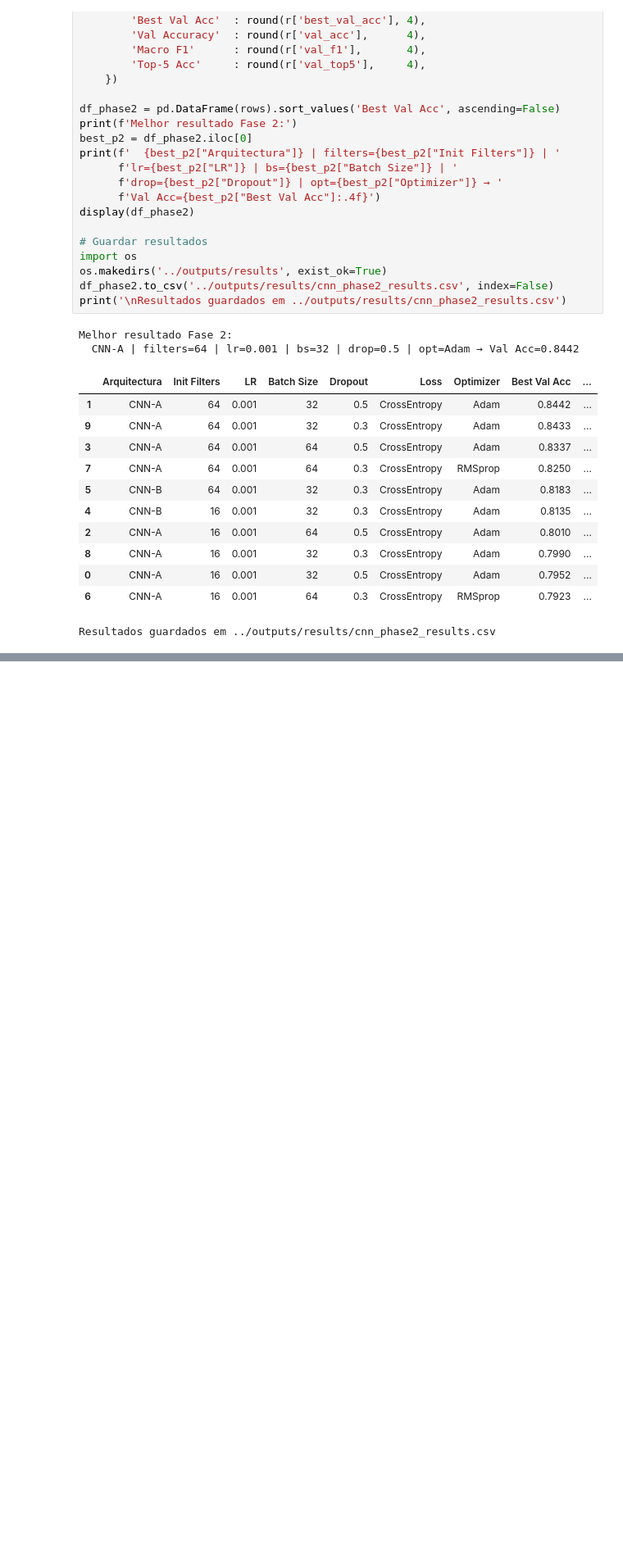
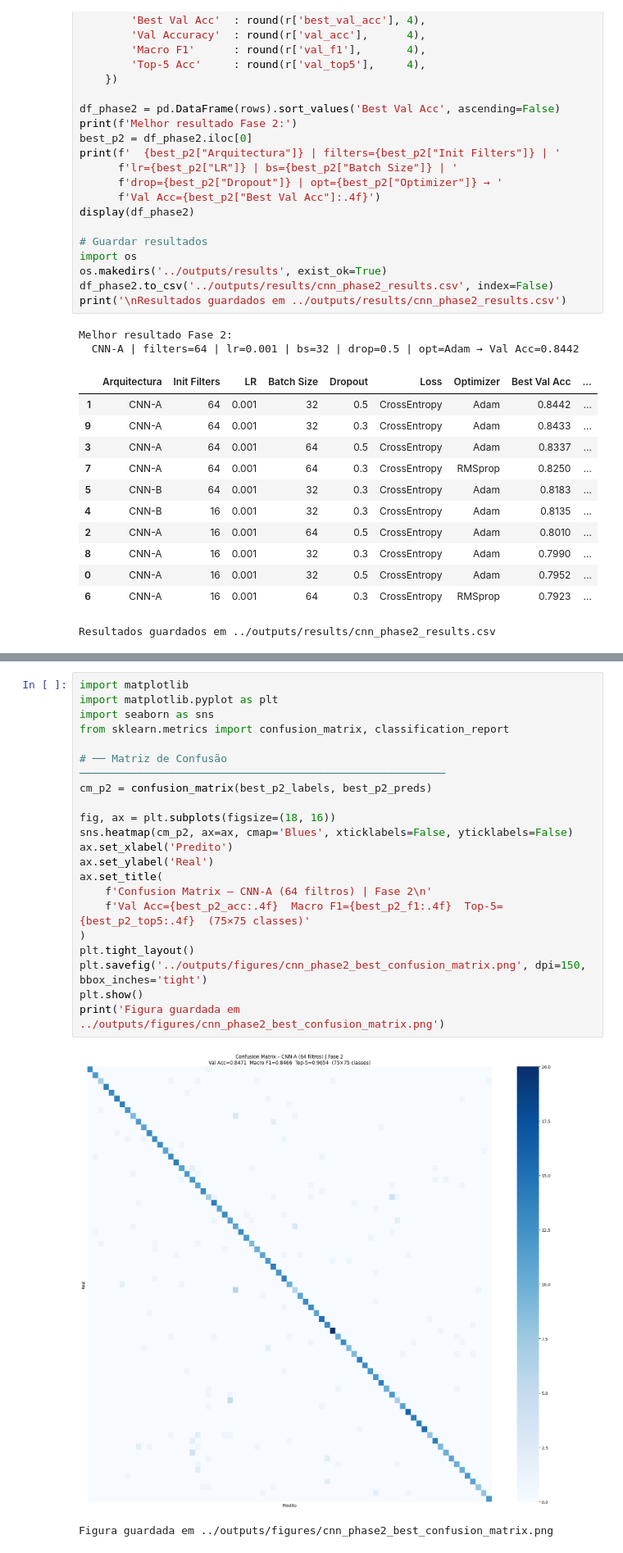
Before and after one commit to RitaDuarte222/ACA_project1, a Jupyter notebook: notebooks/03_cnn.ipynb, the cells around one changed output, grey strips where cells are left out. Shown at 82% size. Drawn from its saved outputs; the diff is of its cells as text; blank space fills up the shorter version.

```diff
--- a/notebooks/03_cnn.ipynb
+++ b/notebooks/03_cnn.ipynb
@@ -1077,0 +1163,24 @@ Resultados guardados em ../outputs/results/cnn_phase2_results.csv
+# %%
+import matplotlib
+import matplotlib.pyplot as plt
+import seaborn as sns
+from sklearn.metrics import confusion_matrix, classification_report
+
+# ── Matriz de Confusão ─────────────────────────────────────────────────────────
+cm_p2 = confusion_matrix(best_p2_labels, best_p2_preds)
+
+fig, ax = plt.subplots(figsize=(18, 16))
+sns.heatmap(cm_p2, ax=ax, cmap='Blues', xticklabels=False, yticklabels=False)
+ax.set_xlabel('Predito')
+ax.set_ylabel('Real')
+ax.set_title(
+    f'Confusion Matrix – CNN-A (64 filtros) | Fase 2\n'
+    f'Val Acc={best_p2_acc:.4f}  Macro F1={best_p2_f1:.4f}  Top-5={best_p2_top5:.4f}  (75×75 classes)'
+)
+plt.tight_layout()
+plt.savefig('../outputs/figures/cnn_phase2_best_confusion_matrix.png', dpi=150, bbox_inches='tight')
+plt.show()
+print('Figura guardada em ../outputs/figures/cnn_phase2_best_confusion_matrix.png')
+# %% [output]
+[figure, added]
+Figura guardada em ../outputs/figures/cnn_phase2_best_confusion_matrix.png
```
Also changed, not shown: parts of 5 cells of this notebook, 2 other files.
